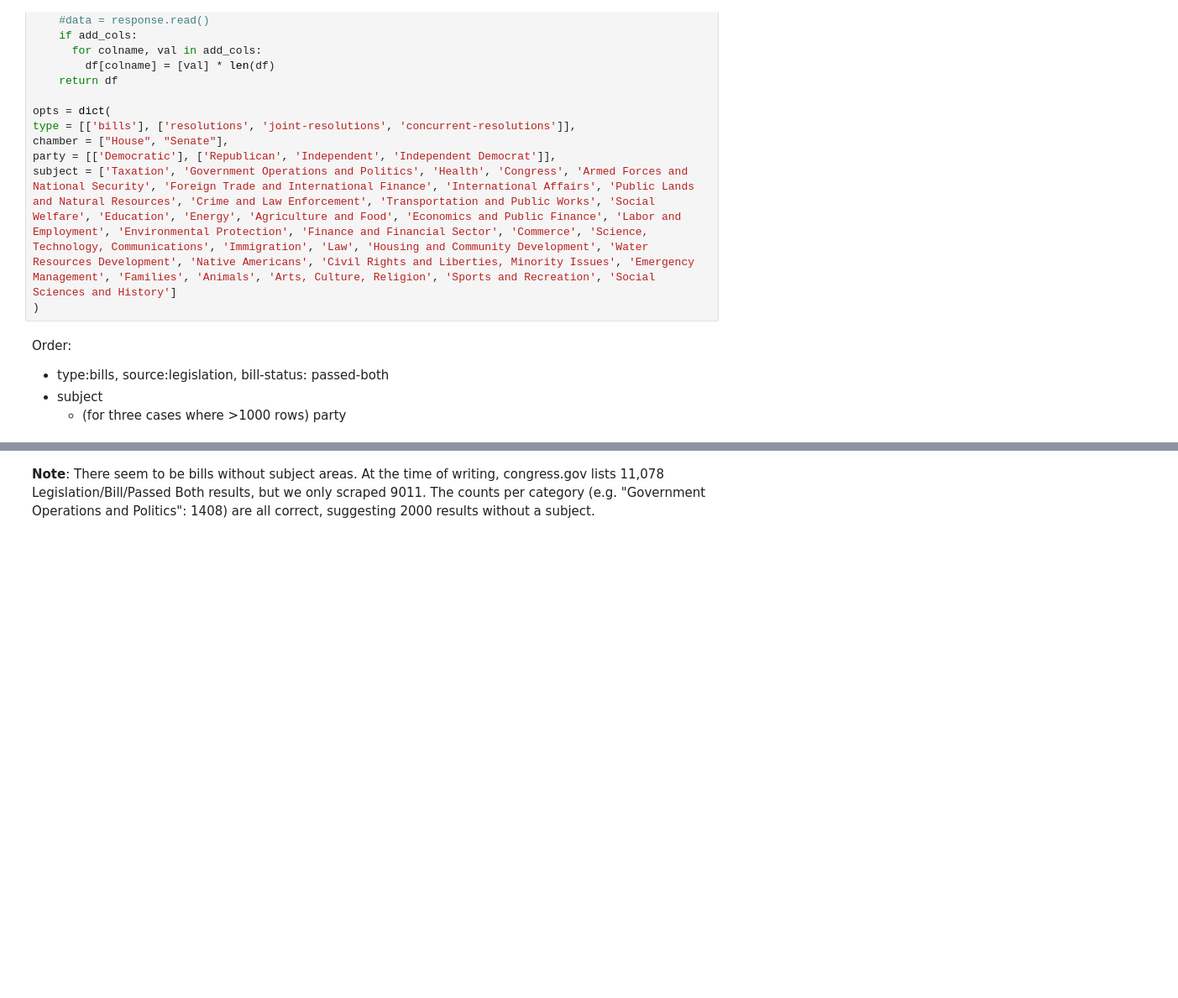
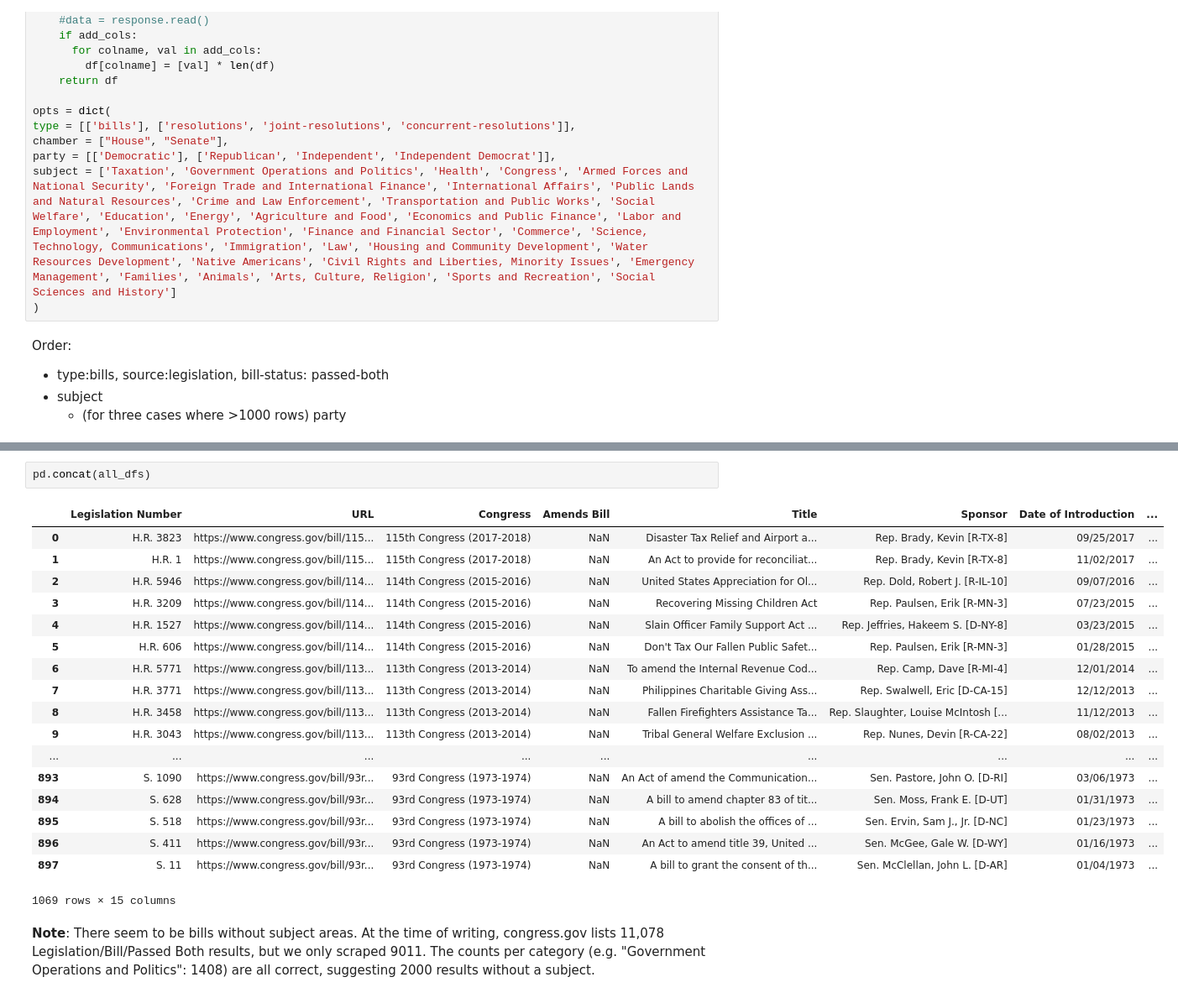
Before and after one commit to massivetexts/MOODs, a Jupyter notebook: MetaCrawl_MOODs.ipynb, the cells around one changed output, grey strips where cells are left out. Shown at 84% size. Drawn from its saved outputs; the diff is of its cells as text; blank space fills up the shorter version.

```diff
--- a/MetaCrawl_MOODs.ipynb
+++ b/MetaCrawl_MOODs.ipynb
@@ -104,3 +87,24 @@ Subject: Social Sciences and History
+# %%
+pd.concat(all_dfs)
+# %% [output]
+|  | Legislation Number | URL | Congress | Amends Bill | Title | Sponsor | Date of Introduction | ... |
+| 0 | H.R. 3823 | https://www.congress.gov/bill/115... | 115th Congress (2017-2018) | NaN | Disaster Tax Relief and Airport a... | Rep. Brady, Kevin [R-TX-8] | 09/25/2017 | ... |
+| 1 | H.R. 1 | https://www.congress.gov/bill/115... | 115th Congress (2017-2018) | NaN | An Act to provide for reconciliat... | Rep. Brady, Kevin [R-TX-8] | 11/02/2017 | ... |
+| 2 | H.R. 5946 | https://www.congress.gov/bill/114... | 114th Congress (2015-2016) | NaN | United States Appreciation for Ol... | Rep. Dold, Robert J. [R-IL-10] | 09/07/2016 | ... |
+| 3 | H.R. 3209 | https://www.congress.gov/bill/114... | 114th Congress (2015-2016) | NaN | Recovering Missing Children Act | Rep. Paulsen, Erik [R-MN-3] | 07/23/2015 | ... |
+| 4 | H.R. 1527 | https://www.congress.gov/bill/114... | 114th Congress (2015-2016) | NaN | Slain Officer Family Support Act ... | Rep. Jeffries, Hakeem S. [D-NY-8] | 03/23/2015 | ... |
+| 5 | H.R. 606 | https://www.congress.gov/bill/114... | 114th Congress (2015-2016) | NaN | Don't Tax Our Fallen Public Safet... | Rep. Paulsen, Erik [R-MN-3] | 01/28/2015 | ... |
+| 6 | H.R. 5771 | https://www.congress.gov/bill/113... | 113th Congress (2013-2014) | NaN | To amend the Internal Revenue Cod... | Rep. Camp, Dave [R-MI-4] | 12/01/2014 | ... |
+| 7 | H.R. 3771 | https://www.congress.gov/bill/113... | 113th Congress (2013-2014) | NaN | Philippines Charitable Giving Ass... | Rep. Swalwell, Eric [D-CA-15] | 12/12/2013 | ... |
+| 8 | H.R. 3458 | https://www.congress.gov/bill/113... | 113th Congress (2013-2014) | NaN | Fallen Firefighters Assistance Ta... | Rep. Slaughter, Louise McIntosh [... | 11/12/2013 | ... |
+| 9 | H.R. 3043 | https://www.congress.gov/bill/113... | 113th Congress (2013-2014) | NaN | Tribal General Welfare Exclusion ... | Rep. Nunes, Devin [R-CA-22] | 08/02/2013 | ... |
+| ... | ... | ... | ... | ... | ... | ... | ... | ... |
+| 893 | S. 1090 | https://www.congress.gov/bill/93r... | 93rd Congress (1973-1974) | NaN | An Act of amend the Communication... | Sen. Pastore, John O. [D-RI] | 03/06/1973 | ... |
+| 894 | S. 628 | https://www.congress.gov/bill/93r... | 93rd Congress (1973-1974) | NaN | A bill to amend chapter 83 of tit... | Sen. Moss, Frank E. [D-UT] | 01/31/1973 | ... |
+| 895 | S. 518 | https://www.congress.gov/bill/93r... | 93rd Congress (1973-1974) | NaN | A bill to abolish the offices of ... | Sen. Ervin, Sam J., Jr. [D-NC] | 01/23/1973 | ... |
+| 896 | S. 411 | https://www.congress.gov/bill/93r... | 93rd Congress (1973-1974) | NaN | An Act to amend title 39, United ... | Sen. McGee, Gale W. [D-WY] | 01/16/1973 | ... |
+| 897 | S. 11 | https://www.congress.gov/bill/93r... | 93rd Congress (1973-1974) | NaN | A bill to grant the consent of th... | Sen. McClellan, John L. [D-AR] | 01/04/1973 | ... |
+1069 rows × 15 columns
 # %% [markdown]
 **Note**: There seem to be bills without subject areas. At the time of writing, congress.gov lists 11,078 Legislation/Bill/Passed Both results, but we only scraped 9011. The counts per category (e.g. "Government Operations and Politics": 1408) are all correct, suggesting 2000 results without a subject.
 # %%
```
Also changed, not shown: parts of 15 cells of this notebook, 1 other file.
